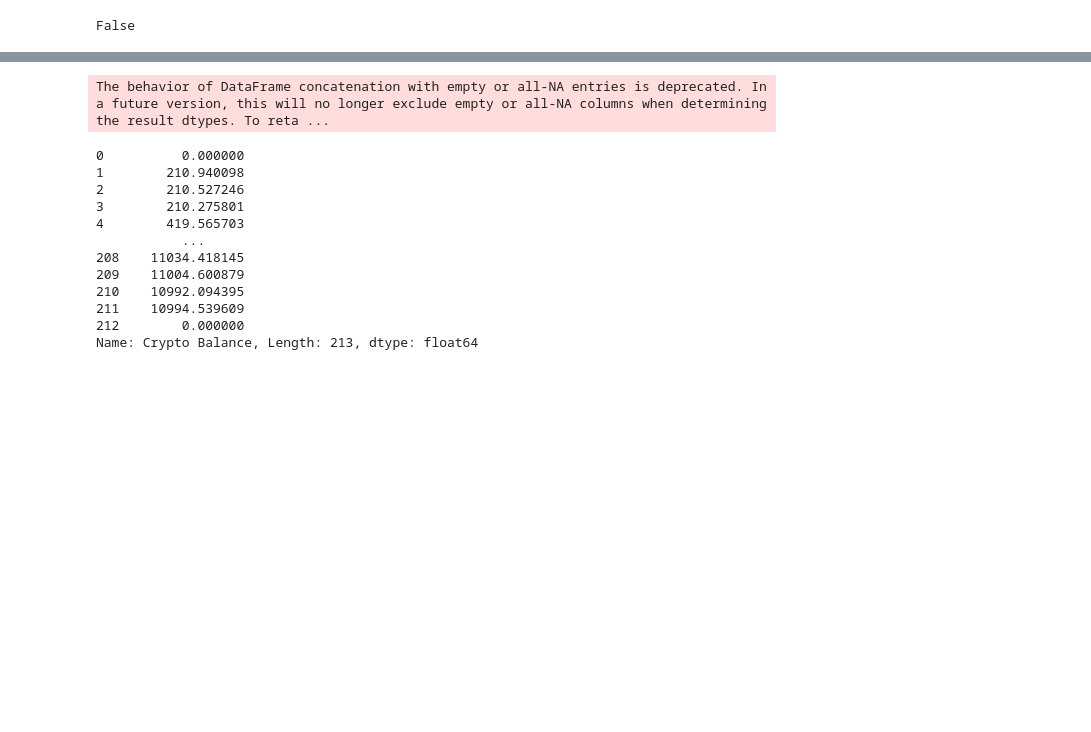
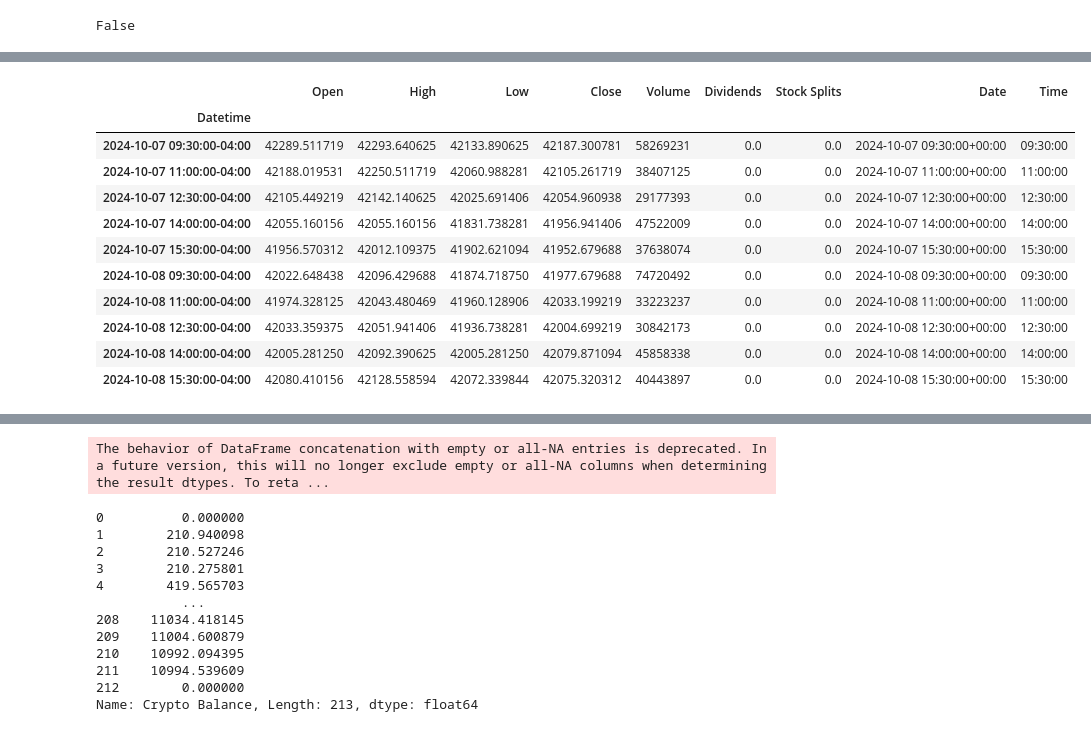
Before and after one commit to AkeBoss-tech/CoolCryptoCode, a Jupyter notebook: crypto-trail.ipynb, the cells around one changed output, grey strips where cells are left out. Saved outputs shown, nothing was run; the diff lists cells and outputs as text; code cells hidden in the pictures; blank space fills up the shorter version.

```diff
--- a/crypto-trail.ipynb
+++ b/crypto-trail.ipynb
@@ -48,0 +55,20 @@ DAYS = 3
+# %%
+# get all the data on a given day
+btc['Date'] = pd.to_datetime(btc.index, utc=True)
+# subtract four hours from Date
+btc['Date'] = btc['Date'] - pd.DateOffset(hours=4)
+btc['Time'] = btc['Date'].dt.time
+btc.head(10)
+# %% [output]
+|  | Open | High | Low | Close | Volume | Dividends | Stock Splits | Date | Time |
+| Datetime |  |  |  |  |  |  |  |  |  |
+| 2024-10-07 09:30:00-04:00 | 42289.511719 | 42293.640625 | 42133.890625 | 42187.300781 | 58269231 | 0.0 | 0.0 | 2024-10-07 09:30:00+00:00 | 09:30:00 |
+| 2024-10-07 11:00:00-04:00 | 42188.019531 | 42250.511719 | 42060.988281 | 42105.261719 | 38407125 | 0.0 | 0.0 | 2024-10-07 11:00:00+00:00 | 11:00:00 |
+| 2024-10-07 12:30:00-04:00 | 42105.449219 | 42142.140625 | 42025.691406 | 42054.960938 | 29177393 | 0.0 | 0.0 | 2024-10-07 12:30:00+00:00 | 12:30:00 |
+| 2024-10-07 14:00:00-04:00 | 42055.160156 | 42055.160156 | 41831.738281 | 41956.941406 | 47522009 | 0.0 | 0.0 | 2024-10-07 14:00:00+00:00 | 14:00:00 |
+| 2024-10-07 15:30:00-04:00 | 41956.570312 | 42012.109375 | 41902.621094 | 41952.679688 | 37638074 | 0.0 | 0.0 | 2024-10-07 15:30:00+00:00 | 15:30:00 |
+| 2024-10-08 09:30:00-04:00 | 42022.648438 | 42096.429688 | 41874.718750 | 41977.679688 | 74720492 | 0.0 | 0.0 | 2024-10-08 09:30:00+00:00 | 09:30:00 |
+| 2024-10-08 11:00:00-04:00 | 41974.328125 | 42043.480469 | 41960.128906 | 42033.199219 | 33223237 | 0.0 | 0.0 | 2024-10-08 11:00:00+00:00 | 11:00:00 |
+| 2024-10-08 12:30:00-04:00 | 42033.359375 | 42051.941406 | 41936.738281 | 42004.699219 | 30842173 | 0.0 | 0.0 | 2024-10-08 12:30:00+00:00 | 12:30:00 |
+| 2024-10-08 14:00:00-04:00 | 42005.281250 | 42092.390625 | 42005.281250 | 42079.871094 | 45858338 | 0.0 | 0.0 | 2024-10-08 14:00:00+00:00 | 14:00:00 |
+| 2024-10-08 15:30:00-04:00 | 42080.410156 | 42128.558594 | 42072.339844 | 42075.320312 | 40443897 | 0.0 | 0.0 | 2024-10-08 15:30:00+00:00 | 15:30:00 |
```
Also changed, not shown: parts of 4 cells of this notebook, 4 other files.
